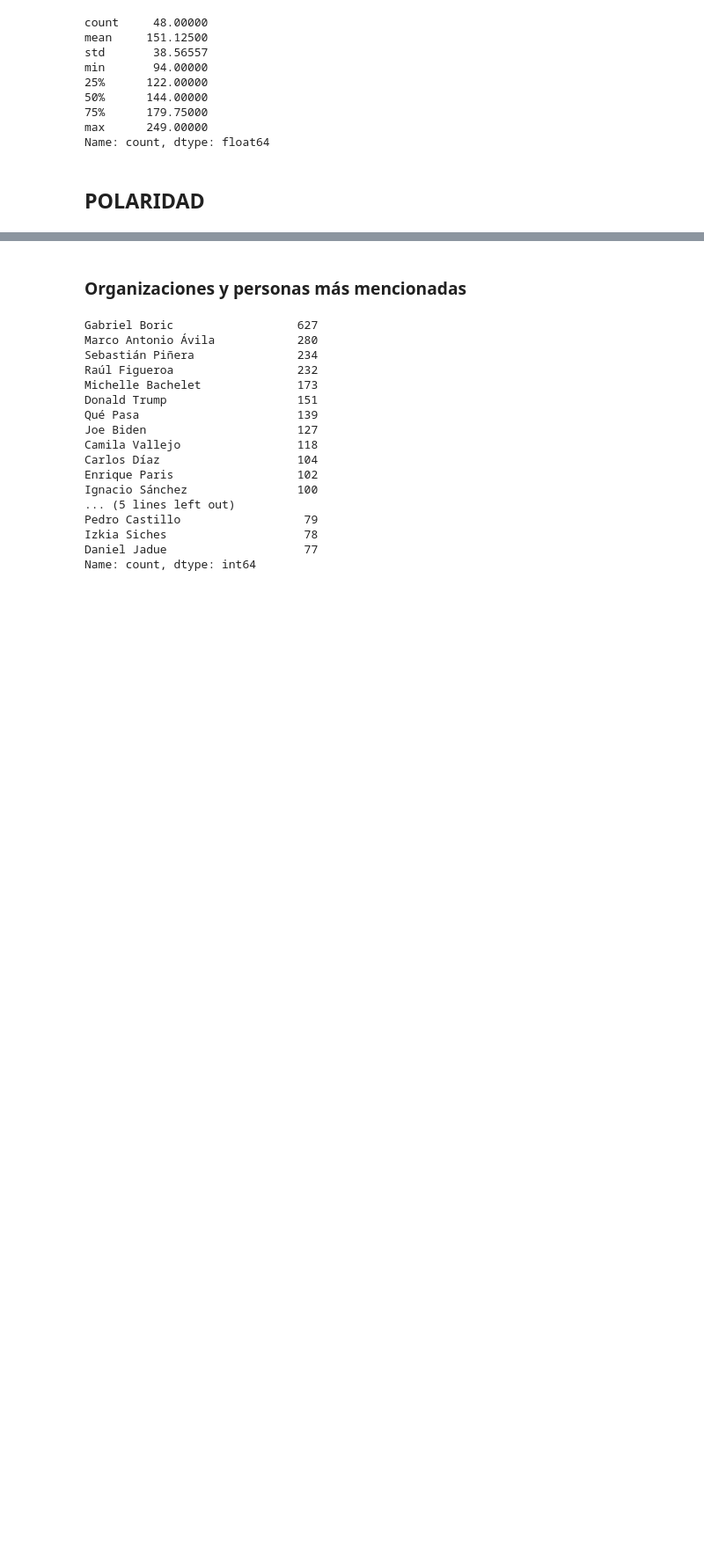
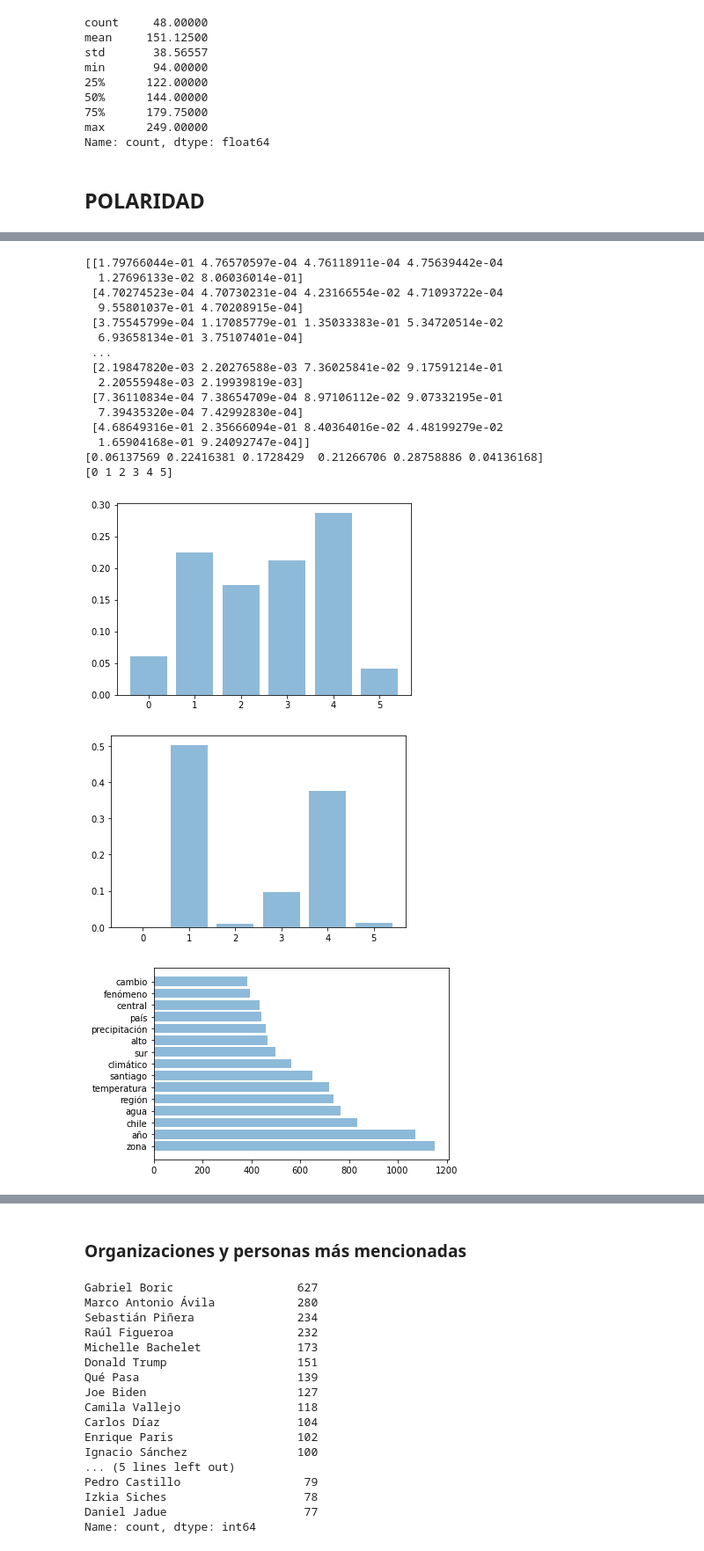
Before and after one commit to mcsebe/Proyecto_Unidad2_MAD, a Jupyter notebook: Código.ipynb, the cells around one changed output, grey strips where cells are left out. Shown at 88% size. Cells and saved outputs as stored; diff of their text form; code cells hidden in the pictures; blank space fills up the shorter version.

```diff
--- a/Código.ipynb
+++ b/Código.ipynb
@@ -331,0 +463,54 @@ grouped[grouped['year'] == 2023].describe()
+# %%
+true_k = 6
+
+lda = LatentDirichletAllocation(n_components=true_k, max_iter=1000,
+                                learning_method='online',
+                                learning_offset=10.,
+                                random_state=0)
+y=lda.fit_transform(tf)
+
+print(y)
+#distribución de tópicos en todos los documentos
+dist = sum(y)/len(df_filtr[(df_filtr['year'] == '2022') | (df_filtr['year'] == '2023')].text)
+print(dist)
+
+w=np.arange(0,true_k)
+print(w)
+plt.bar(w,height=dist,alpha=0.5,tick_label=w)
+show()
+#distribución de tópicos en el documento 51
+plt.bar(w,height=y[50],alpha=0.5,tick_label=w)
+show()
+
+
+#frecuencia de palabras por tópico
+n_top_words=15
+numo =np.arange(0,n_top_words)
+for idx,topic in enumerate(lda.components_):
+    d =[]
+    s = []
+    for i in topic.argsort()[:-n_top_words - 1:-1]:
+        s.append(diccionario[i])
+        d.append(topic[i])
+
+    plt.barh(numo,width=d,alpha=0.5,tick_label=s)
+    show()
+# %% [output]
+[[1.79766044e-01 4.76570597e-04 4.76118911e-04 4.75639442e-04
+  1.27696133e-02 8.06036014e-01]
+ [4.70274523e-04 4.70730231e-04 4.23166554e-02 4.71093722e-04
+  9.55801037e-01 4.70208915e-04]
+ [3.75545799e-04 1.17085779e-01 1.35033383e-01 5.34720514e-02
+  6.93658134e-01 3.75107401e-04]
+ ...
+ [2.19847820e-03 2.20276588e-03 7.36025841e-02 9.17591214e-01
+  2.20555948e-03 2.19939819e-03]
+ [7.36110834e-04 7.38654709e-04 8.97106112e-02 9.07332195e-01
+  7.39435320e-04 7.42992830e-04]
+ [4.68649316e-01 2.35666094e-01 8.40364016e-02 4.48199279e-02
+  1.65904168e-01 9.24092747e-04]]
+[0.06137569 0.22416381 0.1728429  0.21266706 0.28758886 0.04136168]
+[0 1 2 3 4 5]
+[figure, added]
+[figure, added]
+[figure, added]
```
Also changed, not shown: parts of 52 cells of this notebook.
